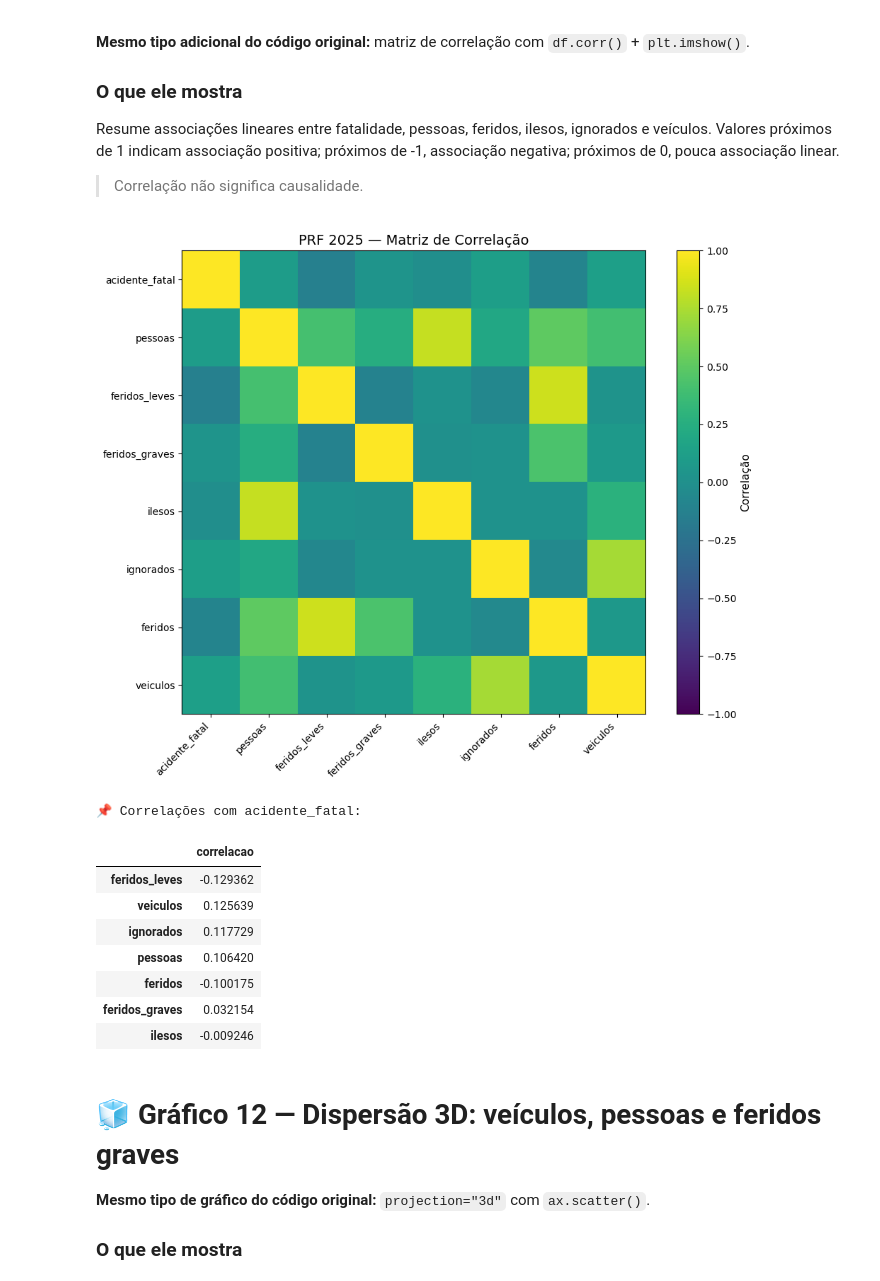
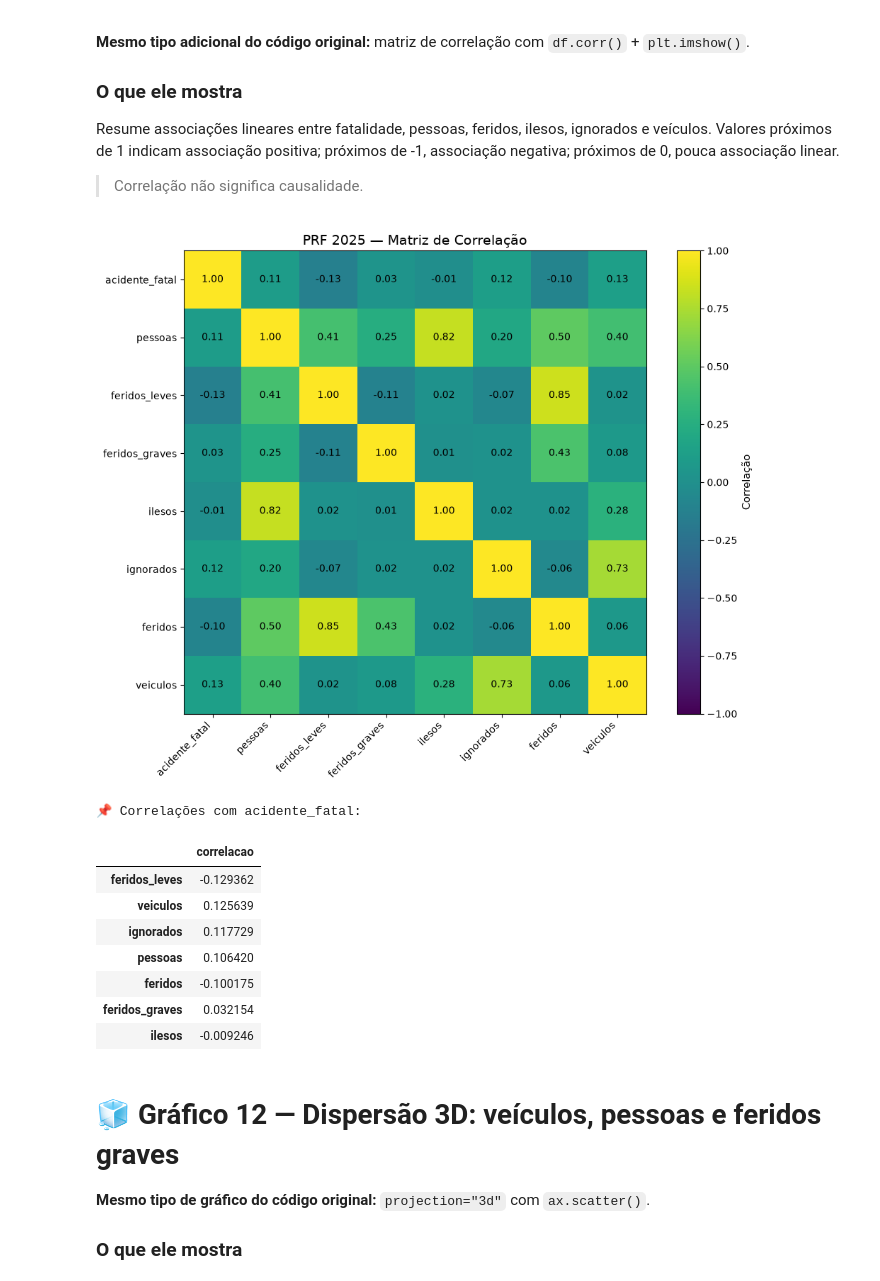
Before and after one commit to WilsonAgomes/Atividades_Aponti, a Jupyter notebook: atividade_unidade_5_prf/notebooks/analise_graficos_prf_2025.ipynb, the cells around one changed output. Saved outputs shown, nothing was run; the diff lists cells and outputs as text; code cells hidden in the pictures.

```diff
--- a/atividade_unidade_5_prf/notebooks/analise_graficos_prf_2025.ipynb
+++ b/atividade_unidade_5_prf/notebooks/analise_graficos_prf_2025.ipynb
@@ -480,26 +482,46 @@ Resume associações lineares entre fatalidade, pessoas, feridos, ilesos, ignora
 # %%
 cols = [
     "acidente_fatal", "pessoas", "feridos_leves", "feridos_graves",
     "ilesos", "ignorados", "feridos", "veiculos"
 ]
 
 corr = df[cols].corr()
 
 plt.figure(figsize=(10, 8))
 plt.imshow(corr.values, vmin=-1, vmax=1)
 plt.colorbar(label="Correlação")
+
 plt.title("PRF 2025 — Matriz de Correlação")
 plt.xticks(range(len(cols)), cols, rotation=45, ha="right")
 plt.yticks(range(len(cols)), cols)
+
+# Adiciona os números dentro dos quadrados
+for i in range(len(cols)):
+    for j in range(len(cols)):
+        valor = corr.iloc[i, j]
+        plt.text(
+            j, i, f"{valor:.2f}",
+            ha="center",
+            va="center",
+            color="black"
+        )
+
 plt.tight_layout()
-plt.savefig(PASTA_GRAFICOS / "11_heatmap_correlacao.png", dpi=180, bbox_inches="tight")
+plt.savefig(
+    PASTA_GRAFICOS / "11_heatmap_correlacao.png",
+    dpi=180,
+    bbox_inches="tight"
+)
 plt.show()
 
-corr_fatal = corr["acidente_fatal"].drop("acidente_fatal").sort_values(key=abs, ascending=False)
+corr_fatal = corr["acidente_fatal"].drop("acidente_fatal").sort_values(
+    key=abs, ascending=False
+)
+
 print("📌 Correlações com acidente_fatal:")
 display(corr_fatal.to_frame("correlacao"))
 # %% [output]
-[figure, old version]
+[figure, new version]
 📌 Correlações com acidente_fatal:
 |  | correlacao |
 | feridos_leves | -0.129362 |
```
Also changed, not shown: parts of 1 cell of this notebook, 1 other file.
